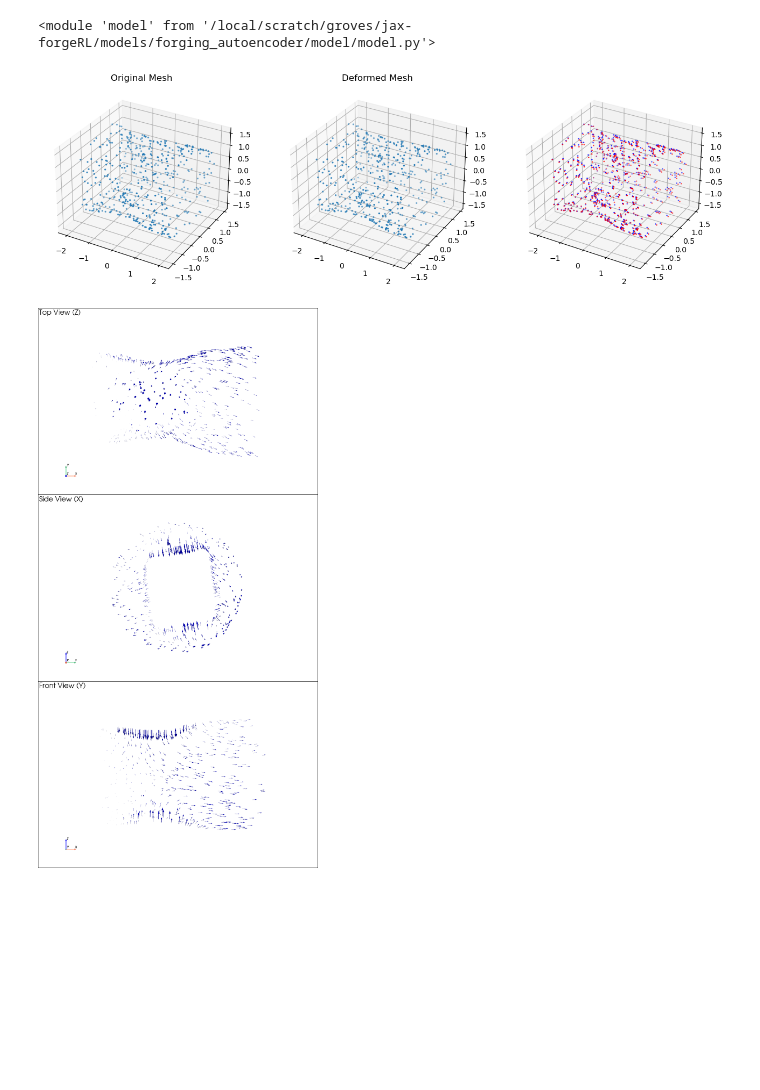
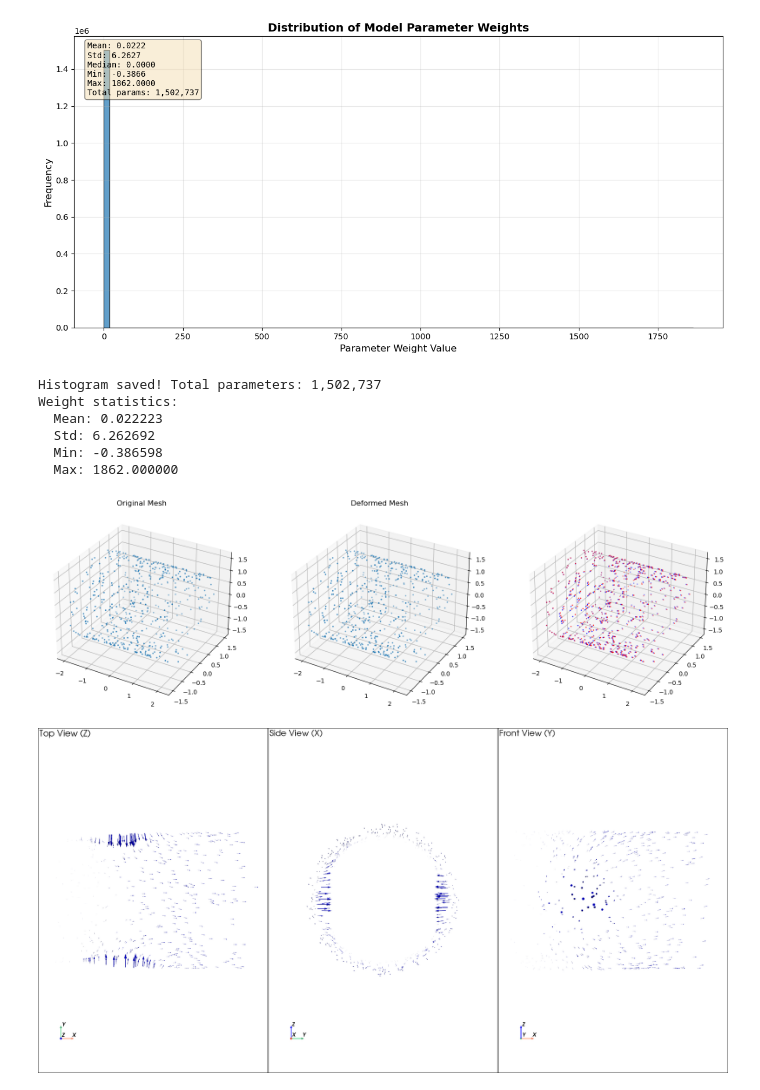
Before and after one commit to OSU-SIMCenter/forge-net, a Jupyter notebook: model/test_model.ipynb, the cells around one changed output. Drawn from its saved outputs; the diff is of its cells as text; code cells hidden in the pictures; blank space fills up the shorter version.

```diff
--- a/model/test_model.ipynb
+++ b/model/test_model.ipynb
@@ -17,7 +17,7 @@ rotations = data['rotations']
 actions = steps
 
 point_size = states.shape[1]
-latent_size = 256
+latent_size = 512
 batch_size = 32
 output_folder = "./output_cogging/"
 save_results = True
@@ -27,44 +27,50 @@ max_rollout_horizon = 10
 # %%
 import torch
 import model
-idx = 25
+idx = 65
 
 model_path = "/local/scratch/groves/jax-forgeRL/models/forging_autoencoder/model/output_cogging/best_model.pth"
 state_dict = torch.load(model_path)['model_state_dict']
 # model_path = "/local/scratch/groves/jax-forgeRL/transition_resmodel_comb_FOR_large_512.pth"
 
 # model_path = "/local/scratch/groves/jax-forgeRL/models/forging_autoencoder/model/transition_model_comb_FOR_large.pth"
 # model_path = "/local/scratch/groves/jax-forgeRL/models/forging_autoencoder/model/transition_resmodel_comb_FOR_large2.pth"
 # state_dict = torch.load(model_path, weights_only=True)
+plot_network_weights(state_dict)
 
-print(model)
 # net = model.PCTransitionModel(point_size, latent_size)
 net = model.ImprovedPCTransitionModel(
-    point_size=512,
-    latent_size=512,     # Can try 256, 384, 512
+    point_size=point_size,
+    latent_size=latent_size,     # Can try 256, 384, 512
     dropout=0.3    # Can tune 0.2-0.4
 )
 net.load_state_dict(state_dict)
 net.eval()
 x_t = torch.tensor(states[idx], dtype=torch.float32).T.unsqueeze(0) # x.shape = 1,3,n_points
 x_tp1 = torch.tensor(states_tp1[idx], dtype=torch.float32).T.unsqueeze(0) # x.shape = 1,3,n_points
 
 a = torch.tensor(actions[idx], dtype=torch.float32).unsqueeze(0) #a.shape = 1,8
 x_t_np = x_t.T.squeeze().numpy()
 x_tp1_np = x_tp1.T.squeeze().numpy()
 
 
 # visualize_point_cloud(c_t[25],a=-p[25], point_size=5)
 compare_scatters(pc1=x_t_np, pc2=x_tp1_np, label_1="Original Mesh", label_2="Deformed Mesh")
 visualize_vector_diff(x_t_np,x_tp1_np)
 
 
 # pl = pv.Plotter()
 # p = pv.PolyData(x_t_np)
 # pl.add_mesh(p)
 # pl.show()
 # %% [output]
+[figure, new version]
-<module 'model' from '/local/scratch/groves/jax-forgeRL/models/forging_autoencoder/model/model.py'>
+Histogram saved! Total parameters: 1,502,737
+Weight statistics:
+  Mean: 0.022223
+  Std: 6.262692
+  Min: -0.386598
+  Max: 1862.000000
-[figure, old version]
-[figure, old version]
+[figure, new version]
+[figure, added]
 # %%
```
Also changed, not shown: parts of 4 cells of this notebook, 5 other files.
